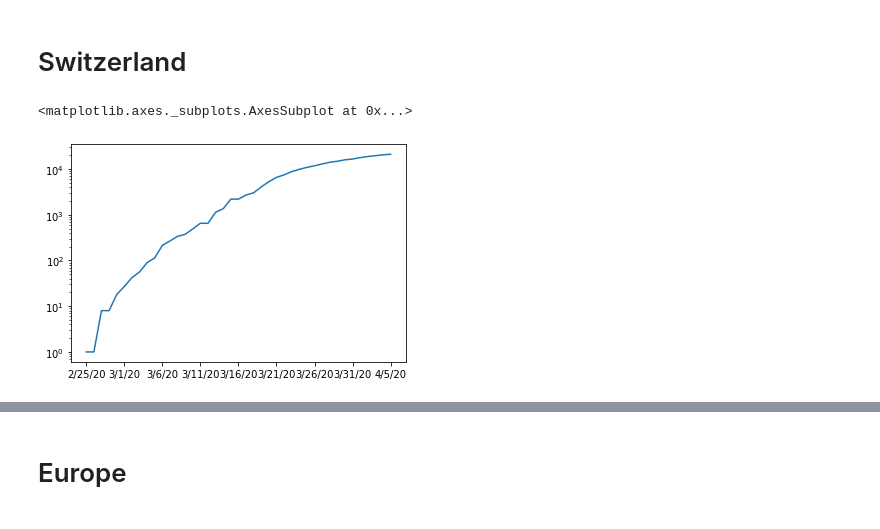
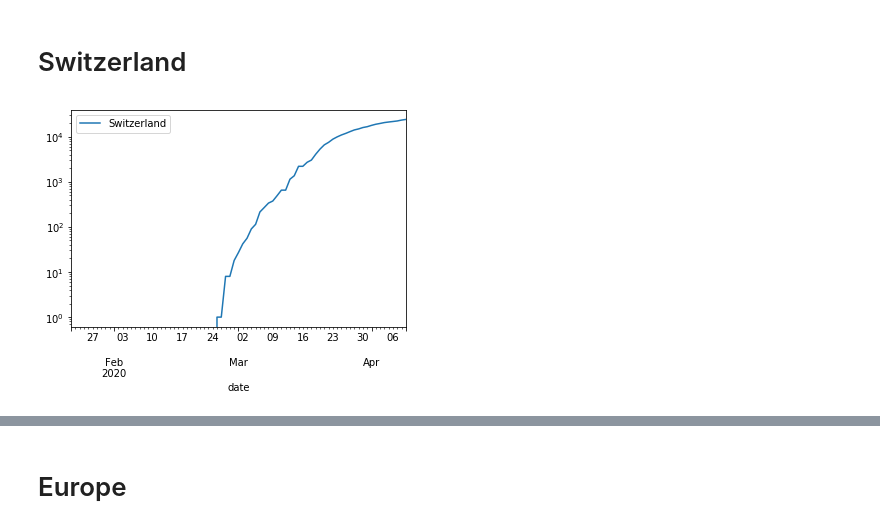
Before and after one commit to jpmieville/COVID-19_data_analyis, a Jupyter notebook: covid19_world.ipynb, the cells around one changed output, grey strips where cells are left out. Saved outputs shown, nothing was run; the diff lists cells and outputs as text; code cells hidden in the pictures.

Commit message:
Add code to simplify the extraction and the plotting

```diff
--- a/covid19_world.ipynb
+++ b/covid19_world.ipynb
@@ -80,18 +81,40 @@ array(['Alberta', 'Anguilla', 'Anhui', 'Aruba',
        'Turks and Caicos Islands', 'Victoria', 'Western Australia',
        'Xinjiang', 'Yukon', 'Yunnan', 'Zhejiang'], dtype=object)
 # %%
-def extract_data(data_frame, country, region=None):
-    d = data_frame[(data_frame["Country/Region"] == country)]
+def extract_data(data_frame, country, region=None, groupby=False):
+    if groupby:
+        s = data_frame[data_frame["Country/Region"] == country].groupby(by=["Country/Region",]).sum().stack().droplevel(level=0)
+    else:
+        d = data_frame[(data_frame["Country/Region"] == country)]
+        if region:
+            s = d[d["Province/State"] == region].drop(columns=["Province/State", "Country/Region"]).stack().droplevel(level=0)
+
+        else:
+            s = d[d["Province/State"].isna()].drop(columns=["Province/State", "Country/Region"]).stack().droplevel(level=0)
+    s.index = pd.to_datetime(s.index)
+    df = s.to_frame()
     if region:
-        return d[d["Province/State"] == region].drop(columns=["Province/State", "Country/Region"]).stack().droplevel(level=0)
+        df.columns = [region,]
     else:
-        return d[d["Province/State"].isna()].drop(columns=["Province/State", "Country/Region"]).stack().droplevel(level=0)
+        df.columns = [country,]
+    df["day_of_year"] = df.index.dayofyear
+    df.reset_index(inplace=True)
+    df.columns = ['date'] + list(df.columns[1:])
+    return df.set_index(['date', 'day_of_year'])
+# %%
+def plot_data(dataframe, logx=False, logy=False, **kwargs):
+    if logx:
+        df = dataframe.reset_index(level=0, drop=True)
+        df.plot(logx=logx, logy=logy, **kwargs)
+    else:
+        df = dataframe.reset_index(level=1, drop=True)
+        df.plot(logy=logy, **kwargs)
+    plt.show()
 # %% [markdown]
 # Switzerland
 # %%
 swiss = extract_data(df, "Switzerland")
 # %%
-swiss[swiss!=0].plot(logy=True)
+plot_data(swiss, logy=True)
 # %% [output]
-<matplotlib.axes._subplots.AxesSubplot at 0x...>
-[figure, old version]
+[figure, new version]
```
Also changed, not shown: parts of 110 cells of this notebook.
